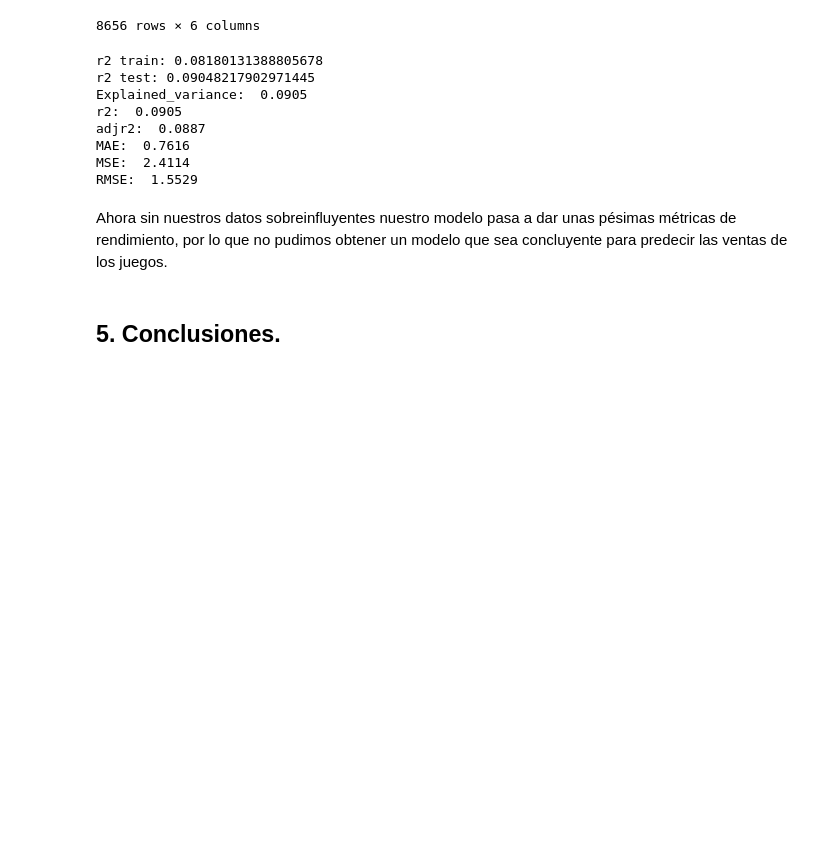
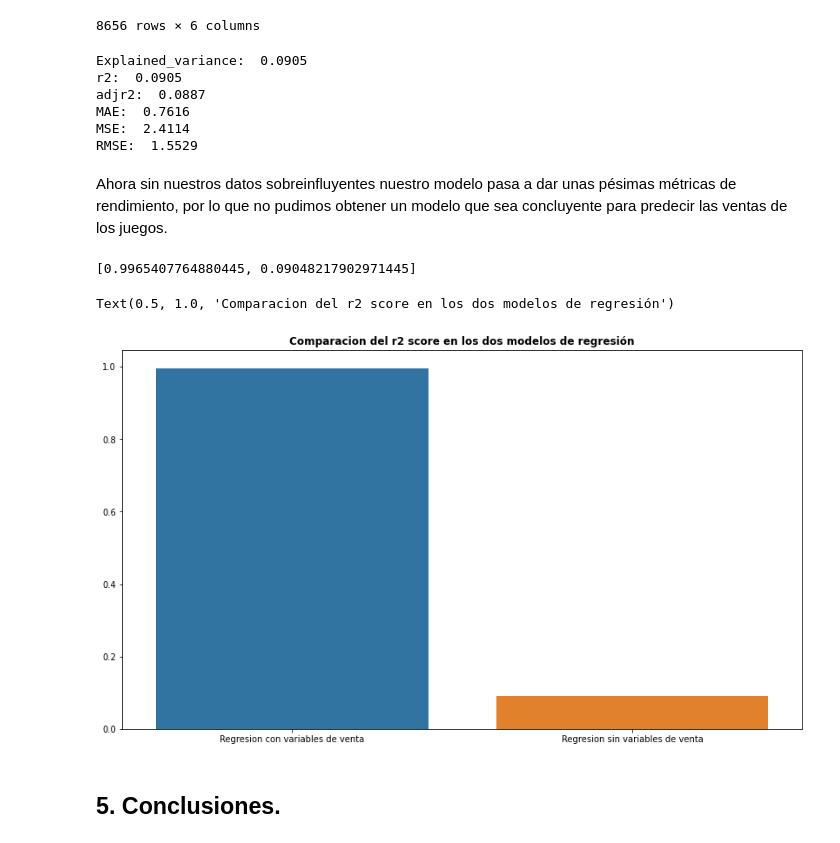
Before and after one commit to k-i-r-b-y/Proyecto-IMT2200-Crypto_world_fluctuation, a Jupyter notebook: proyecto_cd.ipynb, the cells around one changed output. Cells and saved outputs as stored; diff of their text form; code cells hidden in the pictures; blank space fills up the shorter version.

```diff
--- a/proyecto_cd.ipynb
+++ b/proyecto_cd.ipynb
@@ -572,11 +571,6 @@ X_train
 rl = LinearRegression() #CREAMOS LA REGRESION LINEAL
 rl.fit(X_train, y_train) # ENTRENAMOS EL MODELO
 
-# R2 de train
-print(f"r2 train: {rl.score(X_train, y_train)}")
-
-# R2 de test
-print(f"r2 test: {rl.score(X_test,y_test)}")
-
 regression_results(y_test, rl.predict(X_test), X_test.shape[1])
+r1_r2=r2_score(y_test, rl.predict(X_test))
 # %% [output]
@@ -621,16 +613,9 @@ X_train
 rl = LinearRegression() #CREAMOS LA REGRESION LINEAL
 rl.fit(X_train, y_train) # ENTRENAMOS EL MODELO
 
-# R2 de train
-print(f"r2 train: {rl.score(X_train, y_train)}")
-
-# R2 de test
-print(f"r2 test: {rl.score(X_test,y_test)}")
-
 regression_results(y_test, rl.predict(X_test), X_test.shape[1])
+r2_r2=r2_score(y_test, rl.predict(X_test))
 # %% [output]
-r2 train: 0.08180131388805678
-r2 test: 0.09048217902971445
 Explained_variance:  0.0905
 r2:  0.0905
 adjr2:  0.0887
@@ -639,6 +624,19 @@ MSE:  2.4114
 RMSE:  1.5529
 # %% [markdown]
 Ahora sin nuestros datos sobreinfluyentes nuestro modelo pasa a dar unas pésimas métricas de rendimiento, por lo que no pudimos obtener un modelo que sea concluyente para predecir las ventas de los juegos.
+# %%
+reg = ["Regresion con variables de venta", "Regresion sin variables de venta"]
+r2_score = [r1_r2, r2_r2]
+print(r2_score)
+# %% [output]
+[0.9965407764880445, 0.09048217902971445]
+# %%
+plt.figure(figsize=(14,8))
+ax = sns.barplot(x=reg,y=r2_score)
+plt.title('Comparacion del r2 score en los dos modelos de regresión',fontweight='bold')
+# %% [output]
+Text(0.5, 1.0, 'Comparacion del r2 score en los dos modelos de regresión')
+[figure, added]
 # %% [markdown]
 ## 5. Conclusiones.
 # %% [markdown]
```
Also changed, not shown: parts of 9 cells of this notebook.
